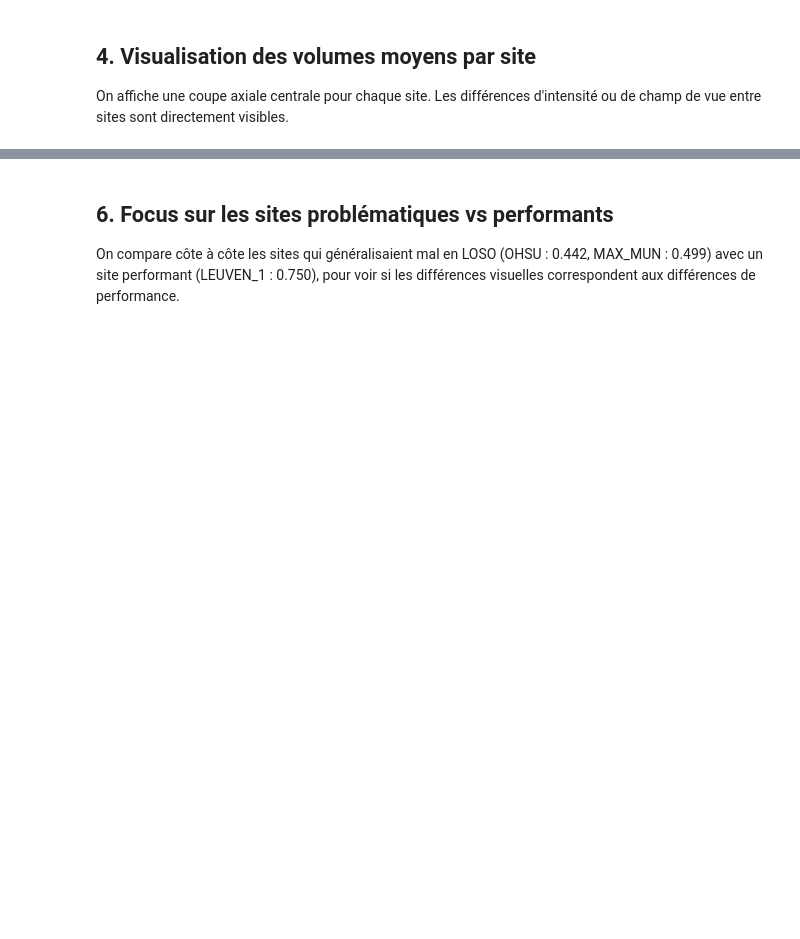
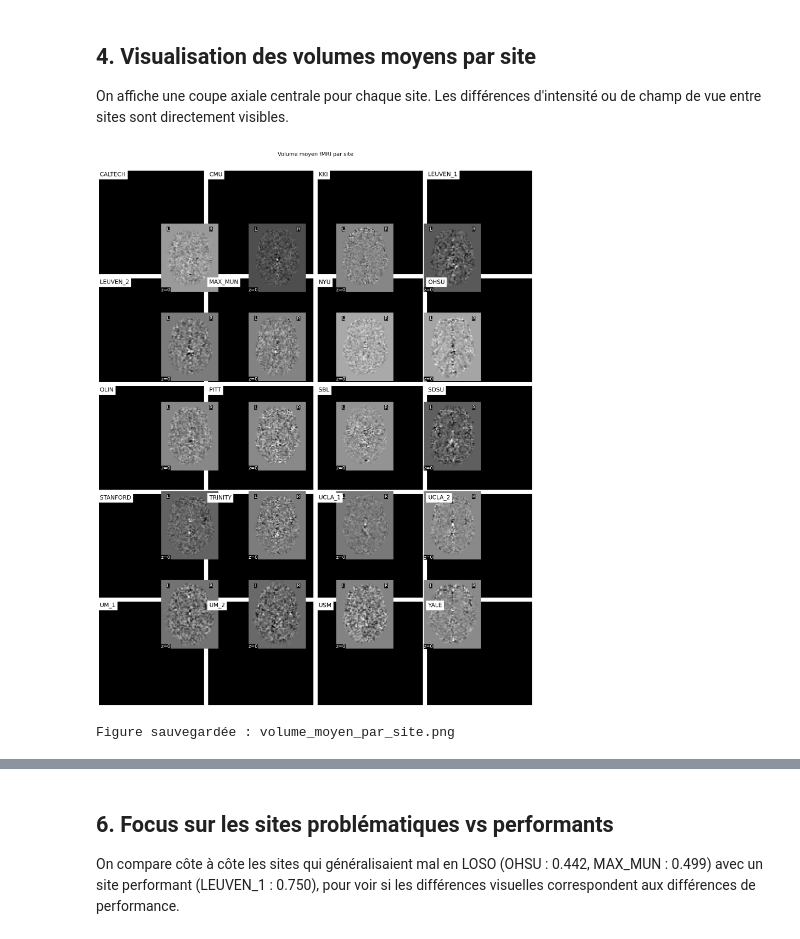
Before and after one commit to psy3019-6973-2026/Francois_Presentation_Projet_ABIDE-fMRI, a Jupyter notebook: notebook/Tache3_effets_de_site_fMRI.ipynb, the cells around one changed output, grey strips where cells are left out. Drawn from its saved outputs; the diff is of its cells as text; code cells hidden in the pictures; blank space fills up the shorter version.

```diff
--- a/notebook/Tache3_effets_de_site_fMRI.ipynb
+++ b/notebook/Tache3_effets_de_site_fMRI.ipynb
@@ -53,8 +64,14 @@ plt.rcParams['figure.dpi'] = 150
 # %% [markdown]
 ## 2. Chargement du phénotype et mapping des sites
 # %%
-project_root = Path.cwd().parent
+project_root = Path(os.getcwd())
+if project_root.name == "notebook":
+    project_root = project_root.parent
+
+# Dossier des images fMRI brutes prétraitées
 fmri_dir     = project_root / "data" / "ABIDE_pcp" / "cpac" / "nofilt_noglobal"
+
+# Dossier des données ABIDE
 data_dir     = project_root / "data"
 
 assert fmri_dir.exists(), f"Dossier fMRI introuvable : {fmri_dir}"
@@ -264,31 +332,45 @@ print(list(fmri_dir.glob("*Leuven*"))[:3])
 
 On affiche une coupe axiale centrale pour chaque site. Les différences d'intensité ou de champ de vue entre sites sont directement visibles.
 # %%
+# Crée une grille de subplots (un panneau par site)
 sites_ok = sorted(site_mean_maps.keys())
 n_sites  = len(sites_ok)
 ncols    = 4
 nrows    = int(np.ceil(n_sites / ncols))
 
-fig, axes = plt.subplots(nrows, ncols, figsize=(ncols * 4, nrows * 3.5))
+
+fig, axes = plt.subplots(nrows, ncols, figsize=(ncols * 4, nrows * 4))
+plt.subplots_adjust(hspace=0.3, wspace=0.1)
+
+#fig, axes = plt.subplots(nrows, ncols, figsize=(ncols * 3, nrows * 3))
+#fig, axes = plt.subplots(nrows, ncols, figsize=(ncols * 4, nrows * 3.5))
+#fig, axes = plt.subplots(nrows, ncols, figsize=(ncols * 4, nrows * 4))
 axes = axes.flatten()
 
+
+# plot_epi = fonction nilearn pour afficher des images fMRI (contraste EPI/T2*)
+# display_mode="z" = coupe axiale
+# cut_coords=[0] = coupe au niveau z=0 (milieu du cerveau)
 for i, site in enumerate(sites_ok):
     plotting.plot_epi(
         site_mean_maps[site],
         axes=axes[i],
         title=site,
         display_mode="z",
         cut_coords=[0],
         colorbar=False,
         draw_cross=False
     )
 
 # Masquer les axes vides
 for j in range(i + 1, len(axes)):
     axes[j].set_visible(False)
 
 fig.suptitle("Volume moyen fMRI par site", fontsize=14, y=1.01)
 plt.tight_layout()
-plt.savefig("volume_moyen_par_site.png", dpi=150, bbox_inches="tight")
+plt.savefig("../output/volume_moyen_par_site.png", dpi=150, bbox_inches="tight")
 plt.show()
 print("Figure sauvegardée : volume_moyen_par_site.png")
+# %% [output]
+[figure, added]
+Figure sauvegardée : volume_moyen_par_site.png
```
Also changed, not shown: parts of 20 cells of this notebook.
